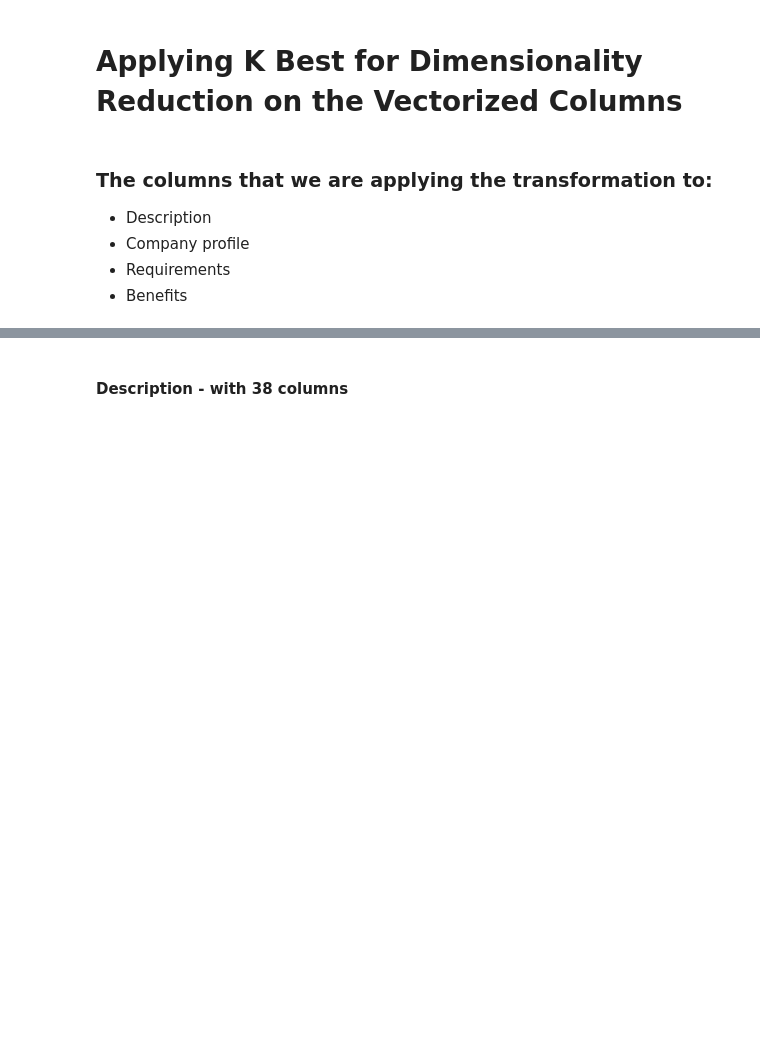
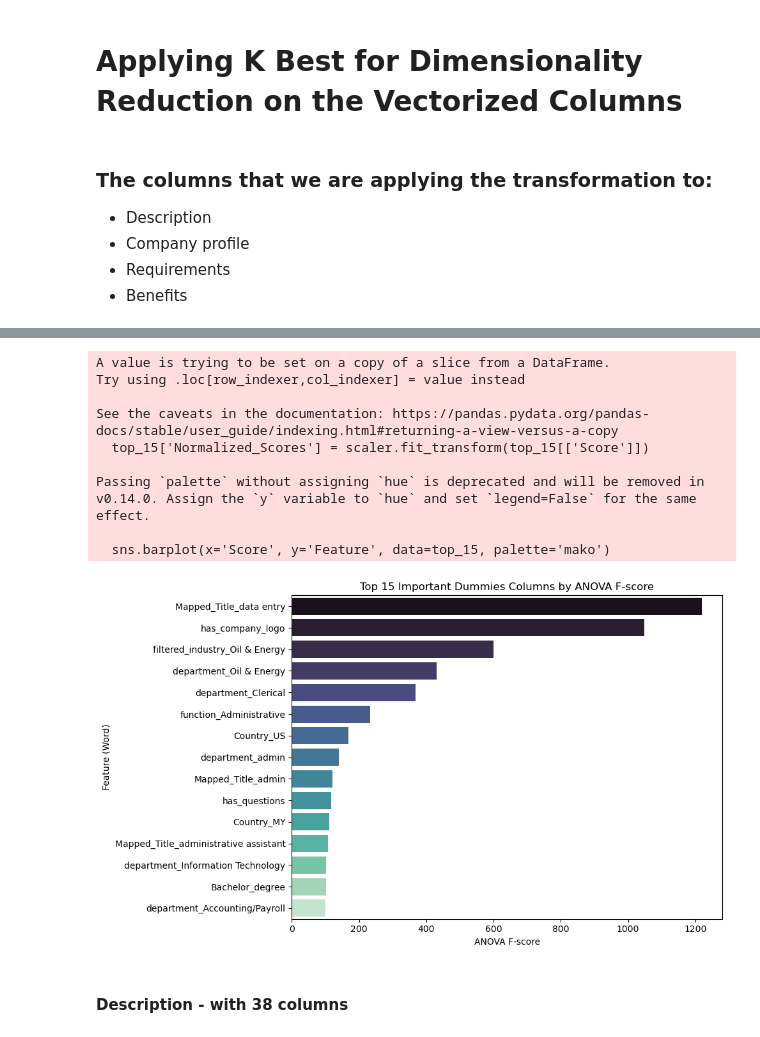
Before and after one commit to ecw70574/dsci2_final_project, a Jupyter notebook: TestingVectorization.ipynb, the cells around one changed output, grey strips where cells are left out. Cells and saved outputs as stored; diff of their text form; code cells hidden in the pictures; blank space fills up the shorter version.

```diff
--- a/TestingVectorization.ipynb
+++ b/TestingVectorization.ipynb
@@ -247,6 +247,7 @@ selected_columns = unique_values[(unique_values <= 145) | (unique_values == 1466
 
 # Create a new DataFrame with selected columns
 new_df = jobs[selected_columns]
+pre_text_mining = jobs[selected_columns]
 new_df.columns
 # %% [output]
 Index(['department', 'company_profile', 'description', 'requirements',
@@ -779,0 +802,6 @@ Maybe a slight improvement because we have struck a pretty good balance between
+# %%
+X = dat.drop(columns="fraudulent")
+#X = X.drop(columns = dropped_cols)
+X = pd.get_dummies(X, drop_first=True)
+y = dat["fraudulent"]
+X_train, X_test, y_train, y_test = train_test_split(X, y, test_size=0.2, random_state=42)
@@ -779,0 +899,16 @@ Maybe a slight improvement because we have struck a pretty good balance between
+# %%
+# getting their ranking by scores
+all_scores = selector.scores_
+
+selected_scores = all_scores[selected_mask]
+
+# X_train_k.columns
+
+# creating a dataframe with the top selected columns and their scores
+
+sorted_Scores = pd.DataFrame({
+    'Feature': selected_cols,
+    'Score': selected_scores
+}).sort_values(by = "Score", ascending=False)
+
+print(sorted_Scores)
@@ -780,3 +930,33 @@ Maybe a slight improvement because we have struck a pretty good balance between
+# %%
+import seaborn as sns
+from sklearn.preprocessing import MinMaxScaler
+sorted_Scores = sorted_Scores.sort_values(by = 'Score', ascending=False)
+top_15 = sorted_Scores.head(15)
+# Normalizing the anova score for better comparison
+
+scaler = MinMaxScaler()
+top_15['Normalized_Scores'] = scaler.fit_transform(top_15[['Score']])
+
+
+# barplot of the most important features
+plt.figure(figsize=(10,6))
+sns.barplot(x='Score', y='Feature', data=top_15, palette='mako')
+plt.title(f'Top 15 Important Dummies Columns by ANOVA F-score')
+plt.xlabel('ANOVA F-score')
+plt.ylabel('Feature (Word)')
+plt.tight_layout()
+plt.show()
+# %% [output]
+A value is trying to be set on a copy of a slice from a DataFrame.
+Try using .loc[row_indexer,col_indexer] = value instead
+
+See the caveats in the documentation: https://pandas.pydata.org/pandas-docs/stable/user_guide/indexing.html#returning-a-view-versus-a-copy
+  top_15['Normalized_Scores'] = scaler.fit_transform(top_15[['Score']])
+
+Passing `palette` without assigning `hue` is deprecated and will be removed in v0.14.0. Assign the `y` variable to `hue` and set `legend=False` for the same effect.
+
+  sns.barplot(x='Score', y='Feature', data=top_15, palette='mako')
+[figure, added]
 # %% [markdown]
 #### Description - with 38 columns
 # %%
```
Also changed, not shown: parts of 53 cells of this notebook.
